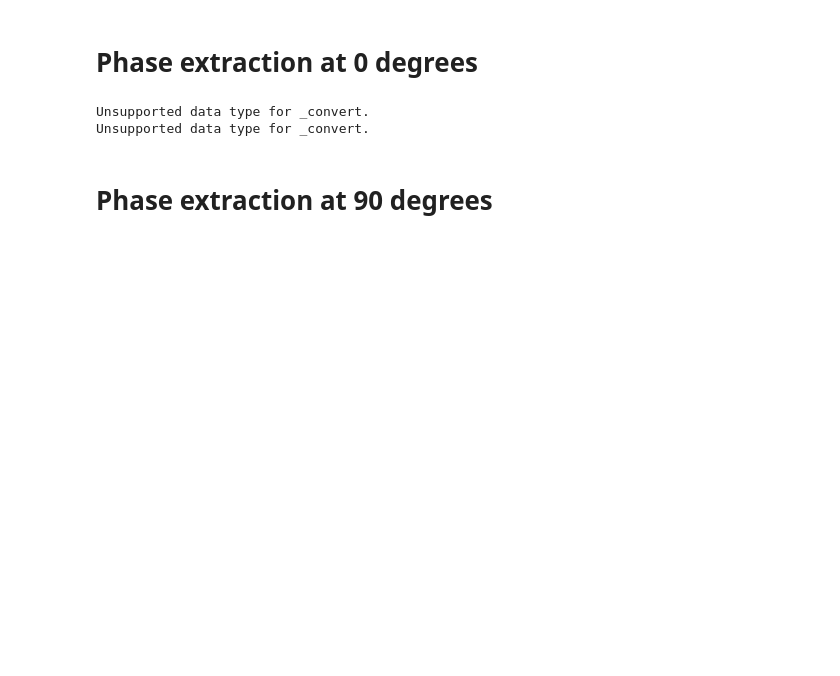
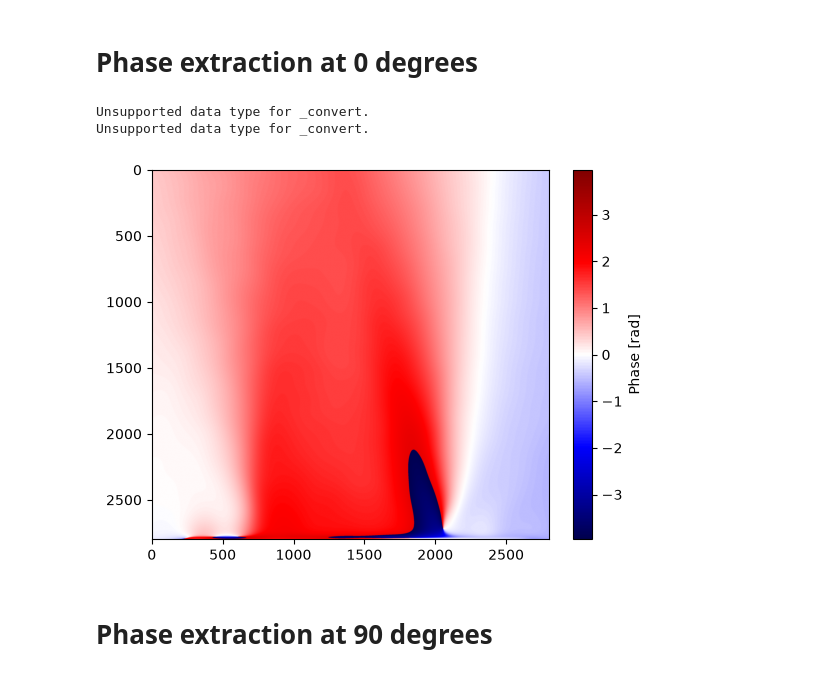
Before and after one commit to MalkaTargetry/nozzle_analysis, a Jupyter notebook: notebooks/nozzle_142.ipynb, the cells around one changed output. Drawn from its saved outputs; the diff is of its cells as text; code cells hidden in the pictures; blank space fills up the shorter version.

```diff
--- a/notebooks/nozzle_142.ipynb
+++ b/notebooks/nozzle_142.ipynb
@@ -32,23 +32,24 @@ import src.slit_analysis as sa
 # %%
 hdf5_path = r"C:\Users\vmlab\Documents\data\files\2026\03\25\Ar-30bar"
 
 roi = [2000, 5000, 1000, 4000]  # [x_start, x_end, y_start, y_end]
 ref_img, exp_img, ref_roi, exp_roi = pe.get_interferometry_images(hdf5_path, roi=roi)
 
 
 ref_fourier_shifted = pe.get_fourier(ref_roi)
 exp_fourier_shifted = pe.get_fourier(exp_roi)
 
 dominant_frequency = pe.get_dominant_frequency(ref_fourier_shifted, debug = False)
 
 delta_phase_wrapped = pe.get_delta_phase_wrapped(ref_fourier_shifted, exp_fourier_shifted, dominant_frequency, debug = False)
 ref_edge, *_ = calib.estimate_nozzle_edge(ref_roi)
 x_left_perp, x_right_perp = calib.detect_nozzle_x_range(ref_roi, ref_edge)
-calibrated_phase_perp, _ = calib.calibrate_phase(delta_phase_wrapped, ref_edge, x_left_perp, x_right_perp, debug = False)
+calibrated_phase_perp, _ = calib.calibrate_phase(delta_phase_wrapped, ref_edge, x_left_perp, x_right_perp, debug = True)
 calibrated_phase_perp = unwrap_phase(calibrated_phase_perp)
 # %% [output]
 Unsupported data type for _convert.
 Unsupported data type for _convert.
+[figure, added]
 # %%
 # Constants
 NOZZLE_WIDTH_MM = 6.0
```
Also changed, not shown: parts of 4 cells of this notebook.
